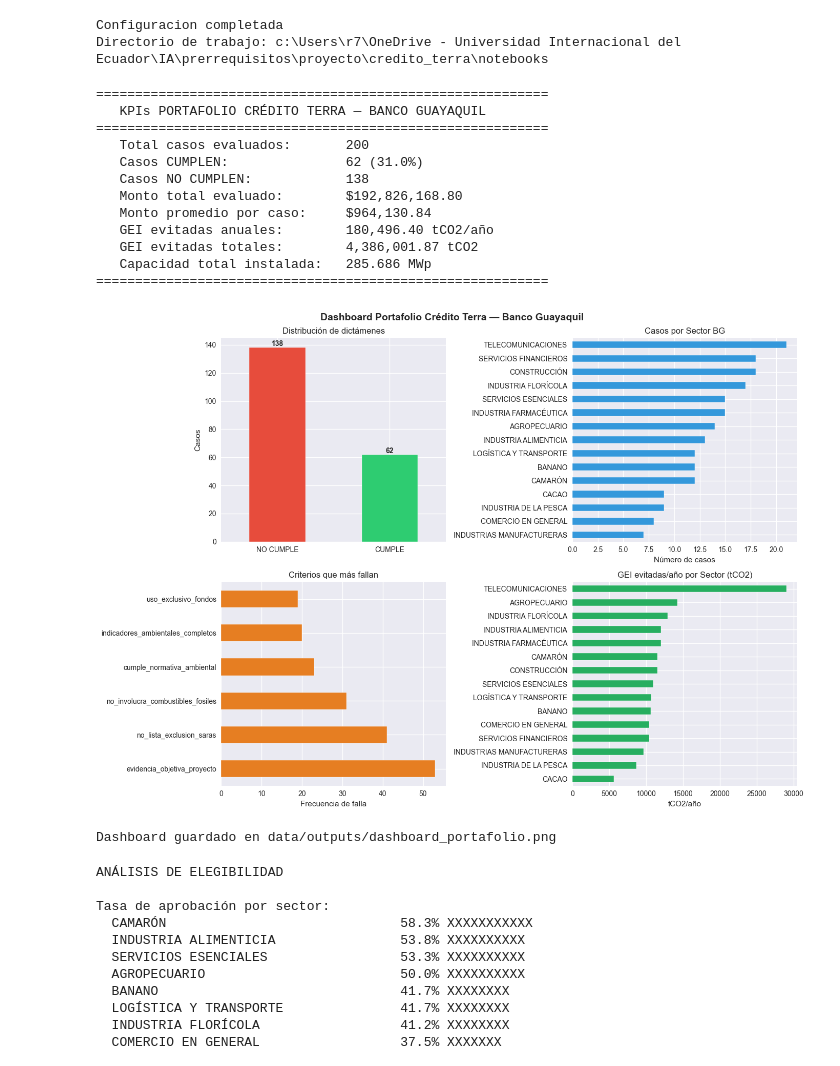
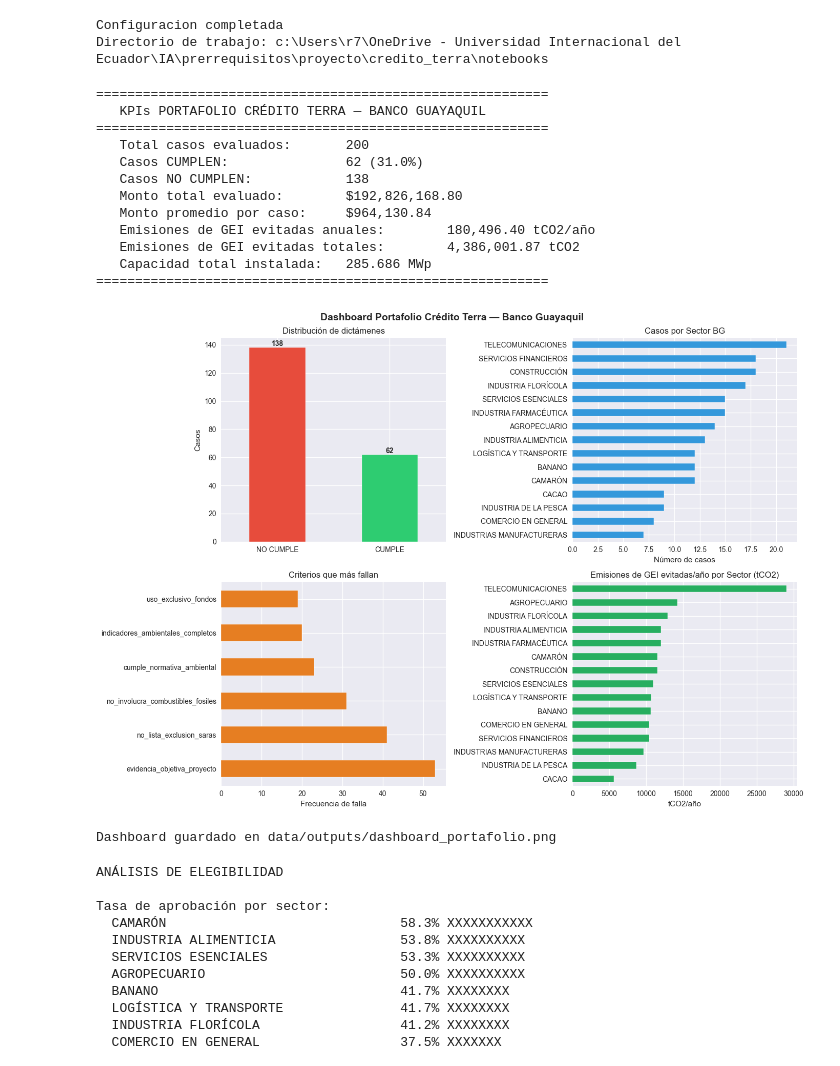
Before and after one commit to dypso-stack/credito-terra-sistema, a Jupyter notebook: notebooks/analisis_credito_terra.ipynb, the cells around one changed output. Cells and saved outputs as stored; diff of their text form; code cells hidden in the pictures.

```diff
--- a/notebooks/analisis_credito_terra.ipynb
+++ b/notebooks/analisis_credito_terra.ipynb
@@ -62,8 +62,8 @@ print(f"   Casos CUMPLEN:               {df['cumple_elegibilidad'].sum()} ({roun
 print(f"   Casos NO CUMPLEN:            {(~df['cumple_elegibilidad']).sum()}")
 print(f"   Monto total evaluado:        ${df['monto_credito_usd'].sum():,.2f}")
 print(f"   Monto promedio por caso:     ${df['monto_credito_usd'].mean():,.2f}")
-print(f"   GEI evitadas anuales:        {df['gei_evitadas_anual_tco2'].sum():,.2f} tCO2/año")
-print(f"   GEI evitadas totales:        {df['gei_evitadas_total_tco2'].sum():,.2f} tCO2")
+print(f"   Emisiones de GEI evitadas anuales:        {df['gei_evitadas_anual_tco2'].sum():,.2f} tCO2/año")
+print(f"   Emisiones de GEI evitadas totales:        {df['gei_evitadas_total_tco2'].sum():,.2f} tCO2")
 print(f"   Capacidad total instalada:   {round(df['capacidad_instalada_mwp'].sum(),3)} MWp")
 print('='*58)
 # %% [output]
@@ -75,8 +75,8 @@ print('='*58)
    Casos NO CUMPLEN:            138
    Monto total evaluado:        $192,826,168.80
    Monto promedio por caso:     $964,130.84
-   GEI evitadas anuales:        180,496.40 tCO2/año
-   GEI evitadas totales:        4,386,001.87 tCO2
+   Emisiones de GEI evitadas anuales:        180,496.40 tCO2/año
+   Emisiones de GEI evitadas totales:        4,386,001.87 tCO2
    Capacidad total instalada:   285.686 MWp
 ==========================================================
 # %%
@@ -95,35 +95,35 @@ axes[0,0].tick_params(axis='x', rotation=0)
 for p in axes[0,0].patches:
     axes[0,0].annotate(str(int(p.get_height())),
                        (p.get_x()+p.get_width()/2, p.get_height()),
                        ha='center', va='bottom', fontweight='bold')
 
 df.groupby('sector_bg')['id_caso'].count().sort_values().plot(
     kind='barh', ax=axes[0,1], color='#3498db', edgecolor='white')
 axes[0,1].set_title('Casos por Sector BG')
 axes[0,1].set_xlabel('Número de casos')
 axes[0,1].set_ylabel('')
 
 criterios_falla = df['criterios_fallidos'].dropna()
 criterios_falla = criterios_falla[criterios_falla != ''].str.split(', ').explode()
 criterios_falla = criterios_falla[criterios_falla != ''].value_counts().head(6)
 if len(criterios_falla) > 0:
     criterios_falla.plot(kind='barh', ax=axes[1,0], color='#e67e22', edgecolor='white')
 axes[1,0].set_title('Criterios que más fallan')
 axes[1,0].set_xlabel('Frecuencia de falla')
 axes[1,0].set_ylabel('')
 
 df.groupby('sector_bg')['gei_evitadas_anual_tco2'].sum().sort_values().plot(
     kind='barh', ax=axes[1,1], color='#27ae60', edgecolor='white')
-axes[1,1].set_title('GEI evitadas/año por Sector (tCO2)')
+axes[1,1].set_title('Emisiones de GEI evitadas/año por Sector (tCO2)')
 axes[1,1].set_xlabel('tCO2/año')
 axes[1,1].set_ylabel('')
 
 plt.tight_layout()
 plt.savefig('../data/outputs/dashboard_portafolio.png', dpi=150, bbox_inches='tight')
 plt.show()
 print('Dashboard guardado en data/outputs/dashboard_portafolio.png')
 # %% [output]
-[figure, old version]
+[figure, new version]
 Dashboard guardado en data/outputs/dashboard_portafolio.png
 # %%
 # Celda 5 — Análisis de elegibilidad por sector, etapa y tipo de sistema
```
Also changed, not shown: parts of 9 cells of this notebook, 8 other files.
